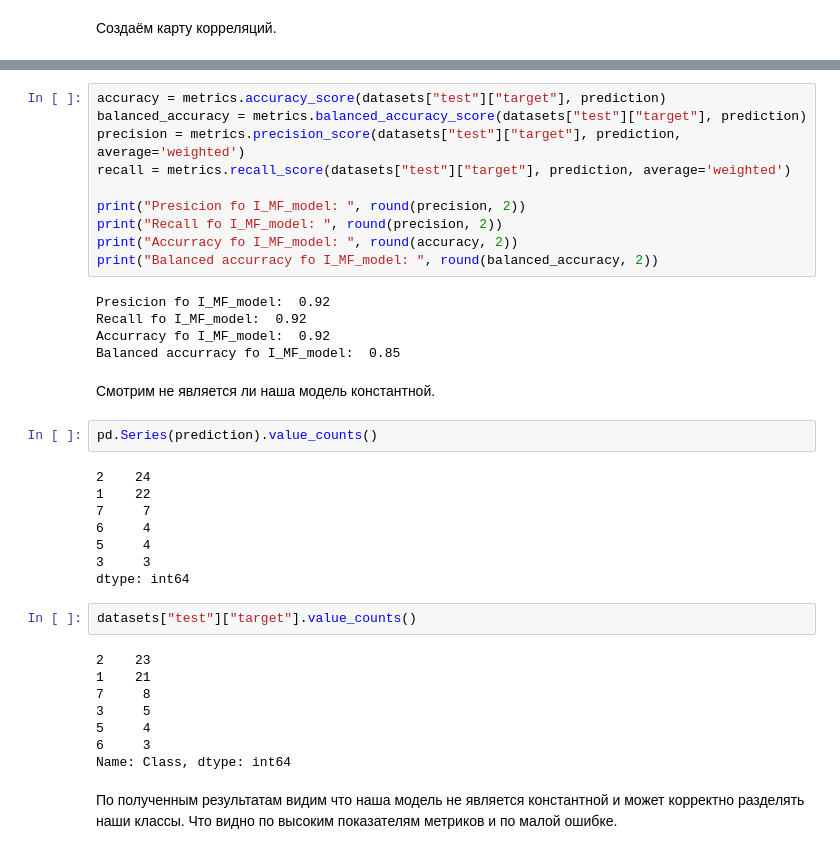
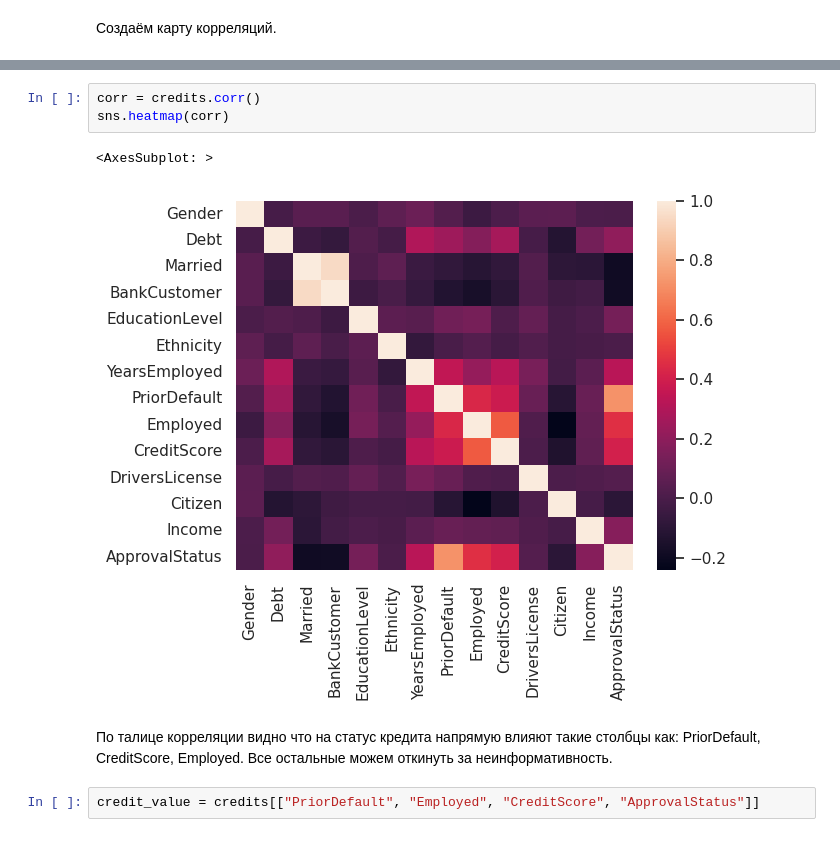
Before and after one commit to MonyaS/Hilell_tasks, a Jupyter notebook: лекция 9/task 9.ipynb, the cells around one changed output, grey strips where cells are left out. Drawn from its saved outputs; the diff is of its cells as text.

```diff
--- a/лекция 9/task 9.ipynb
+++ b/лекция 9/task 9.ipynb
@@ -223,39 +120,10 @@ MSE: 0.21875
-# %%
-accuracy = metrics.accuracy_score(datasets["test"]["target"], prediction)
-balanced_accuracy = metrics.balanced_accuracy_score(datasets["test"]["target"], prediction)
-precision = metrics.precision_score(datasets["test"]["target"], prediction, average='weighted')
-recall = metrics.recall_score(datasets["test"]["target"], prediction, average='weighted')
-
-print("Presicion fo I_MF_model: ", round(precision, 2))
-print("Recall fo I_MF_model: ", round(precision, 2))
-print("Accurracy fo I_MF_model: ", round(accuracy, 2))
-print("Balanced accurracy fo I_MF_model: ", round(balanced_accuracy, 2))
-# %% [output]
-Presicion fo I_MF_model:  0.92
-Recall fo I_MF_model:  0.92
-Accurracy fo I_MF_model:  0.92
-Balanced accurracy fo I_MF_model:  0.85
-# %% [markdown]
-Смотрим не является ли наша модель константной.
-# %%
-pd.Series(prediction).value_counts()
-# %% [output]
-2    24
-1    22
-7     7
-6     4
-5     4
-3     3
-dtype: int64
-# %%
-datasets["test"]["target"].value_counts()
-# %% [output]
-2    23
-1    21
-7     8
-3     5
-5     4
-6     3
-Name: Class, dtype: int64
-# %% [markdown]
-По полученным результатам видим что наша модель не является константной и может корректно разделять наши классы. Что видно по высоким показателям метриков и по малой ошибке.
+# %%
+corr = credits.corr()
+sns.heatmap(corr)
+# %% [output]
+<AxesSubplot: >
+[figure, added]
+# %% [markdown]
+По талице корреляции видно что на статус кредита напрямую влияют такие столбцы как: PriorDefault, CreditScore, Employed. Все остальные можем откинуть за неинформативность.
+# %%
+credit_value = credits[["PriorDefault", "Employed", "CreditScore", "ApprovalStatus"]]
```
Also changed, not shown: parts of 58 cells of this notebook, 3 other files.
